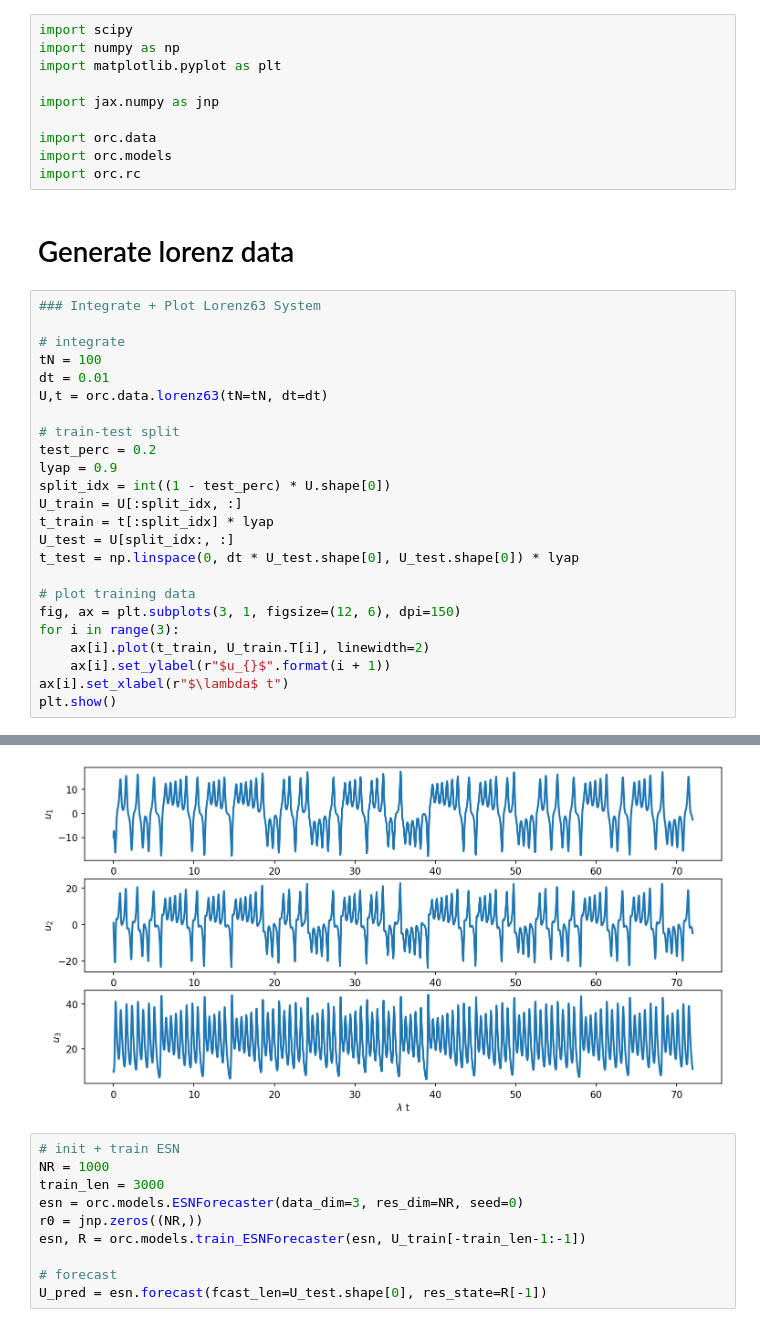
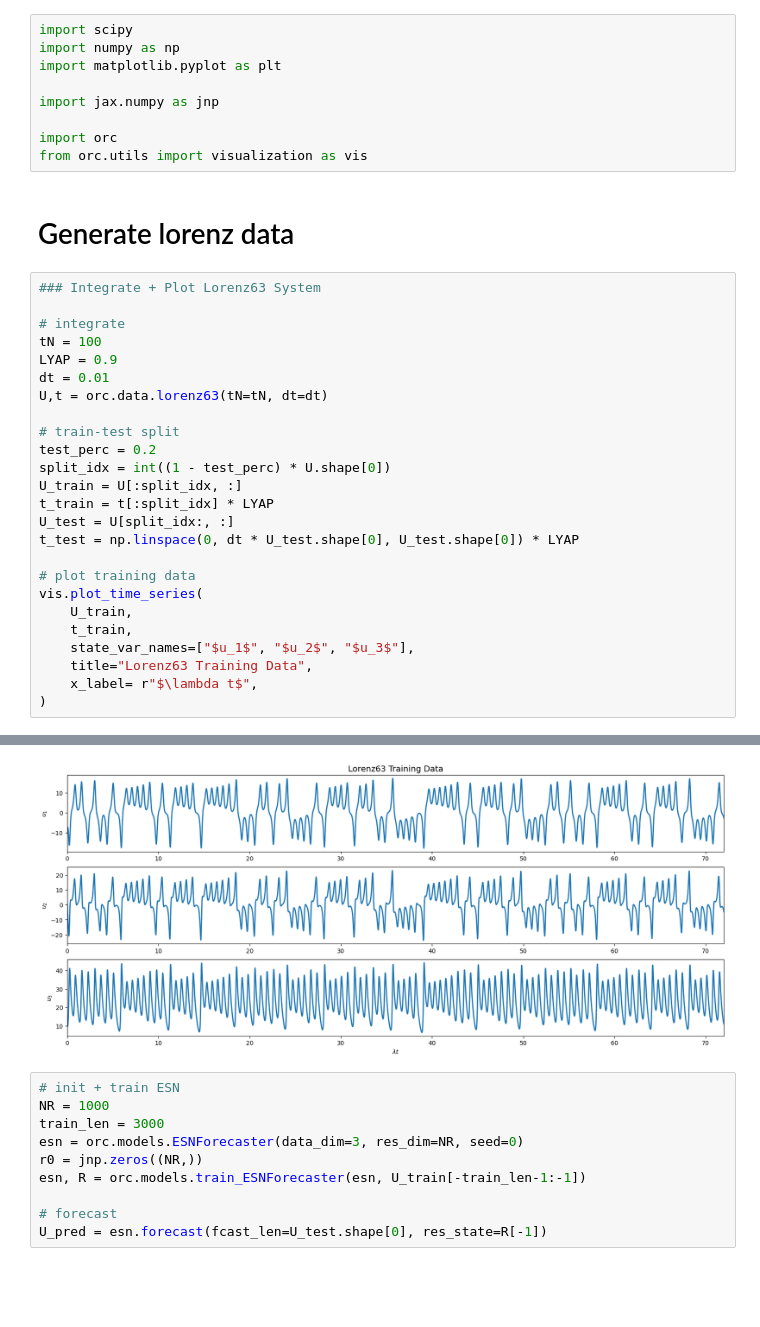
Before and after one commit to Jan-Williams/OpenReservoirComputing, a Jupyter notebook: examples/lorenz.ipynb, the cells around one changed output, grey strips where cells are left out. Drawn from its saved outputs; the diff is of its cells as text; blank space fills up the shorter version.

Commit message:
added in simple visualization functions and updated examples

```diff
--- a/examples/lorenz.ipynb
+++ b/examples/lorenz.ipynb
@@ -5,9 +5,8 @@ import matplotlib.pyplot as plt
 
 import jax.numpy as jnp
 
-import orc.data
-import orc.models
-import orc.rc
+import orc
+from orc.utils import visualization as vis
 # %% [markdown]
 # Generate lorenz data
 # %%
@@ -15,23 +14,24 @@ import orc.rc
 
 # integrate
 tN = 100
+LYAP = 0.9
 dt = 0.01
 U,t = orc.data.lorenz63(tN=tN, dt=dt)
 
 # train-test split
 test_perc = 0.2
-lyap = 0.9
 split_idx = int((1 - test_perc) * U.shape[0])
 U_train = U[:split_idx, :]
-t_train = t[:split_idx] * lyap
+t_train = t[:split_idx] * LYAP
 U_test = U[split_idx:, :]
-t_test = np.linspace(0, dt * U_test.shape[0], U_test.shape[0]) * lyap
+t_test = np.linspace(0, dt * U_test.shape[0], U_test.shape[0]) * LYAP
 
 # plot training data
-fig, ax = plt.subplots(3, 1, figsize=(12, 6), dpi=150)
-for i in range(3):
-    ax[i].plot(t_train, U_train.T[i], linewidth=2)
-    ax[i].set_ylabel(r"$u_{}$".format(i + 1))
-ax[i].set_xlabel(r"$\lambda$ t")
-plt.show()
+vis.plot_time_series(
+    U_train,
+    t_train,
+    state_var_names=["$u_1$", "$u_2$", "$u_3$"],
+    title="Lorenz63 Training Data",
+    x_label= r"$\lambda t$",
+)
 # %% [output]
@@ -39,4 +38,4 @@ WARNING:2025-05-02 12:22:35,936:jax._src.xla_bridge:909: An NVIDIA GPU may be pr
-[figure, old version]
+[figure, new version]
 # %%
 # init + train ESN
 NR = 1000
```
Also changed, not shown: parts of 2 cells of this notebook, 2 other files.
